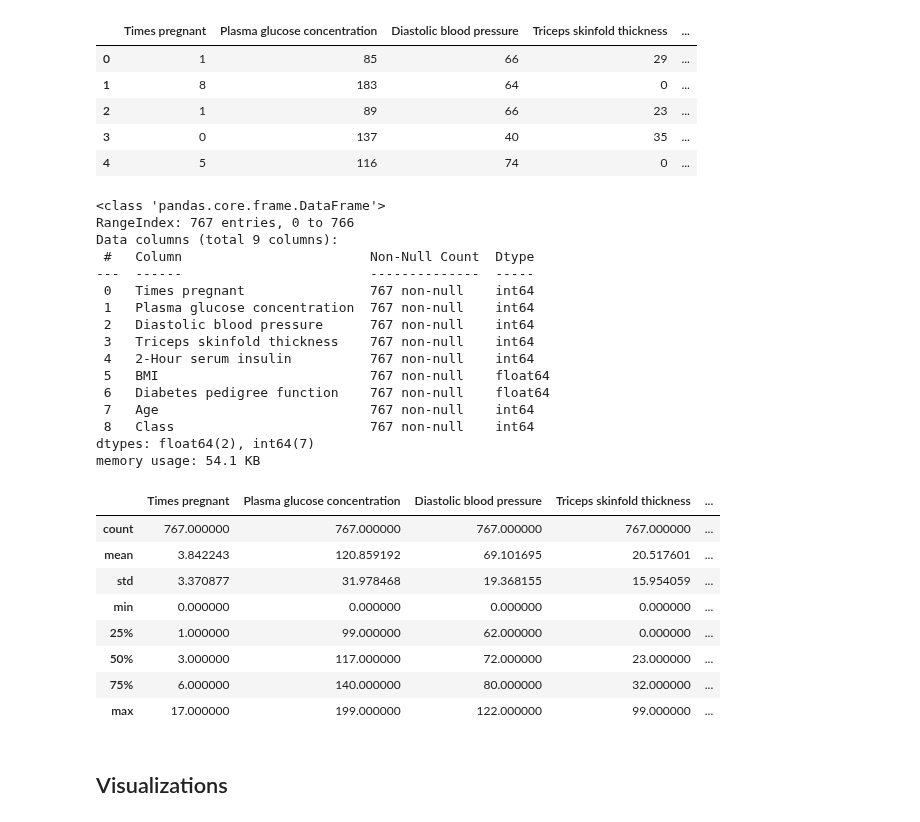
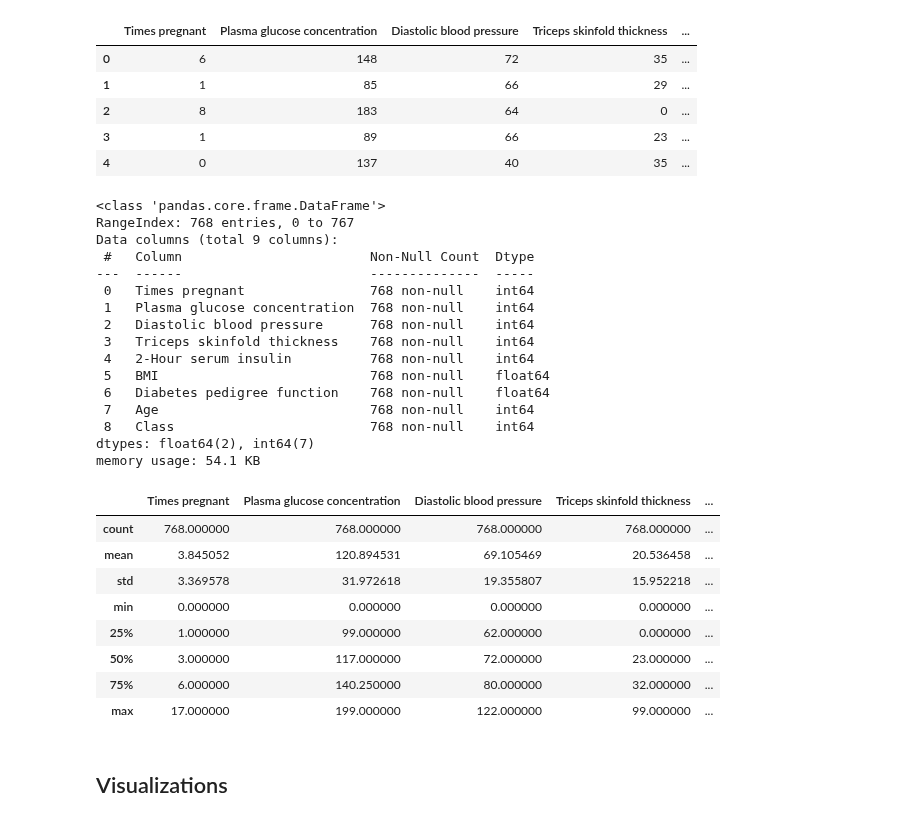
Before and after one commit to rooneyrulz/prima_diabetes_classification, a Jupyter notebook: Prima Diabetes Prediction.ipynb, the cells around one changed output. Cells and saved outputs as stored; diff of their text form; code cells hidden in the pictures.

Commit message:
working on data visualizations

```diff
--- a/Prima Diabetes Prediction.ipynb
+++ b/Prima Diabetes Prediction.ipynb
@@ -6,44 +6,44 @@ import matplotlib.pyplot as plt
 import seaborn as sns
 # %%
 # Read The CSV
-prima_data = pd.read_csv('data/pima-indians-diabetes.csv', )
+prima_data = pd.read_csv('data/pima-indians-diabetes.csv',
+                         names=['Times pregnant',
+                                'Plasma glucose concentration',
+                                'Diastolic blood pressure',
+                                'Triceps skinfold thickness',
+                                '2-Hour serum insulin',
+                                'BMI',
+                                'Diabetes pedigree function',
+                                'Age',
+                                'Class'])
 
-prima_data.columns = ['Times pregnant',
-                        'Plasma glucose concentration',
-                        'Diastolic blood pressure',
-                                 'Triceps skinfold thickness',
-                                 '2-Hour serum insulin',
-                                 'BMI',
-                                 'Diabetes pedigree function',
-                                 'Age',
-                                 'Class']
 
 prima_data.head()
 # %% [output]
 |  | Times pregnant | Plasma glucose concentration | Diastolic blood pressure | Triceps skinfold thickness | ... |
-| 0 | 1 | 85 | 66 | 29 | ... |
-| 1 | 8 | 183 | 64 | 0 | ... |
-| 2 | 1 | 89 | 66 | 23 | ... |
-| 3 | 0 | 137 | 40 | 35 | ... |
-| 4 | 5 | 116 | 74 | 0 | ... |
+| 0 | 6 | 148 | 72 | 35 | ... |
+| 1 | 1 | 85 | 66 | 29 | ... |
+| 2 | 8 | 183 | 64 | 0 | ... |
+| 3 | 1 | 89 | 66 | 23 | ... |
+| 4 | 0 | 137 | 40 | 35 | ... |
 # %%
 # Info
 prima_data.info()
 # %% [output]
 <class 'pandas.core.frame.DataFrame'>
-RangeIndex: 767 entries, 0 to 766
+RangeIndex: 768 entries, 0 to 767
 Data columns (total 9 columns):
  #   Column                        Non-Null Count  Dtype
 ---  ------                        --------------  -----
- 0   Times pregnant                767 non-null    int64
- 1   Plasma glucose concentration  767 non-null    int64
- 2   Diastolic blood pressure      767 non-null    int64
- 3   Triceps skinfold thickness    767 non-null    int64
- 4   2-Hour serum insulin          767 non-null    int64
- 5   BMI                           767 non-null    float64
- 6   Diabetes pedigree function    767 non-null    float64
- 7   Age                           767 non-null    int64
- 8   Class                         767 non-null    int64
+ 0   Times pregnant                768 non-null    int64
+ 1   Plasma glucose concentration  768 non-null    int64
+ 2   Diastolic blood pressure      768 non-null    int64
+ 3   Triceps skinfold thickness    768 non-null    int64
+ 4   2-Hour serum insulin          768 non-null    int64
+ 5   BMI                           768 non-null    float64
+ 6   Diabetes pedigree function    768 non-null    float64
+ 7   Age                           768 non-null    int64
+ 8   Class                         768 non-null    int64
 dtypes: float64(2), int64(7)
 memory usage: 54.1 KB
 # %%
@@ -51,13 +51,13 @@ memory usage: 54.1 KB
 prima_data.describe()
 # %% [output]
 |  | Times pregnant | Plasma glucose concentration | Diastolic blood pressure | Triceps skinfold thickness | ... |
-| count | 767.000000 | 767.000000 | 767.000000 | 767.000000 | ... |
-| mean | 3.842243 | 120.859192 | 69.101695 | 20.517601 | ... |
-| std | 3.370877 | 31.978468 | 19.368155 | 15.954059 | ... |
+| count | 768.000000 | 768.000000 | 768.000000 | 768.000000 | ... |
+| mean | 3.845052 | 120.894531 | 69.105469 | 20.536458 | ... |
+| std | 3.369578 | 31.972618 | 19.355807 | 15.952218 | ... |
 | min | 0.000000 | 0.000000 | 0.000000 | 0.000000 | ... |
 | 25% | 1.000000 | 99.000000 | 62.000000 | 0.000000 | ... |
 | 50% | 3.000000 | 117.000000 | 72.000000 | 23.000000 | ... |
-| 75% | 6.000000 | 140.000000 | 80.000000 | 32.000000 | ... |
+| 75% | 6.000000 | 140.250000 | 80.000000 | 32.000000 | ... |
 | max | 17.000000 | 199.000000 | 122.000000 | 99.000000 | ... |
 # %% [markdown]
 ## Visualizations
```
Also changed, not shown: parts of 2 cells of this notebook.
